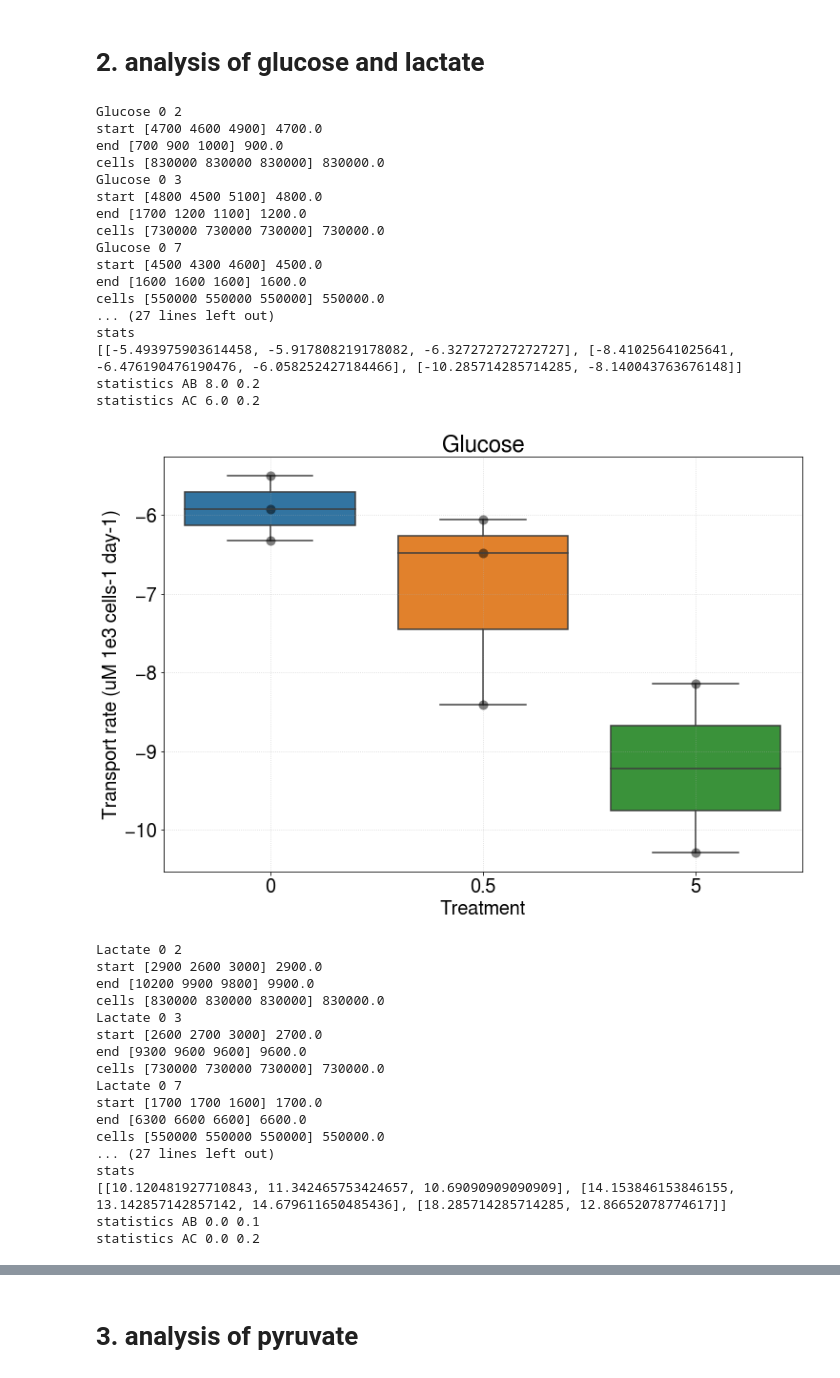
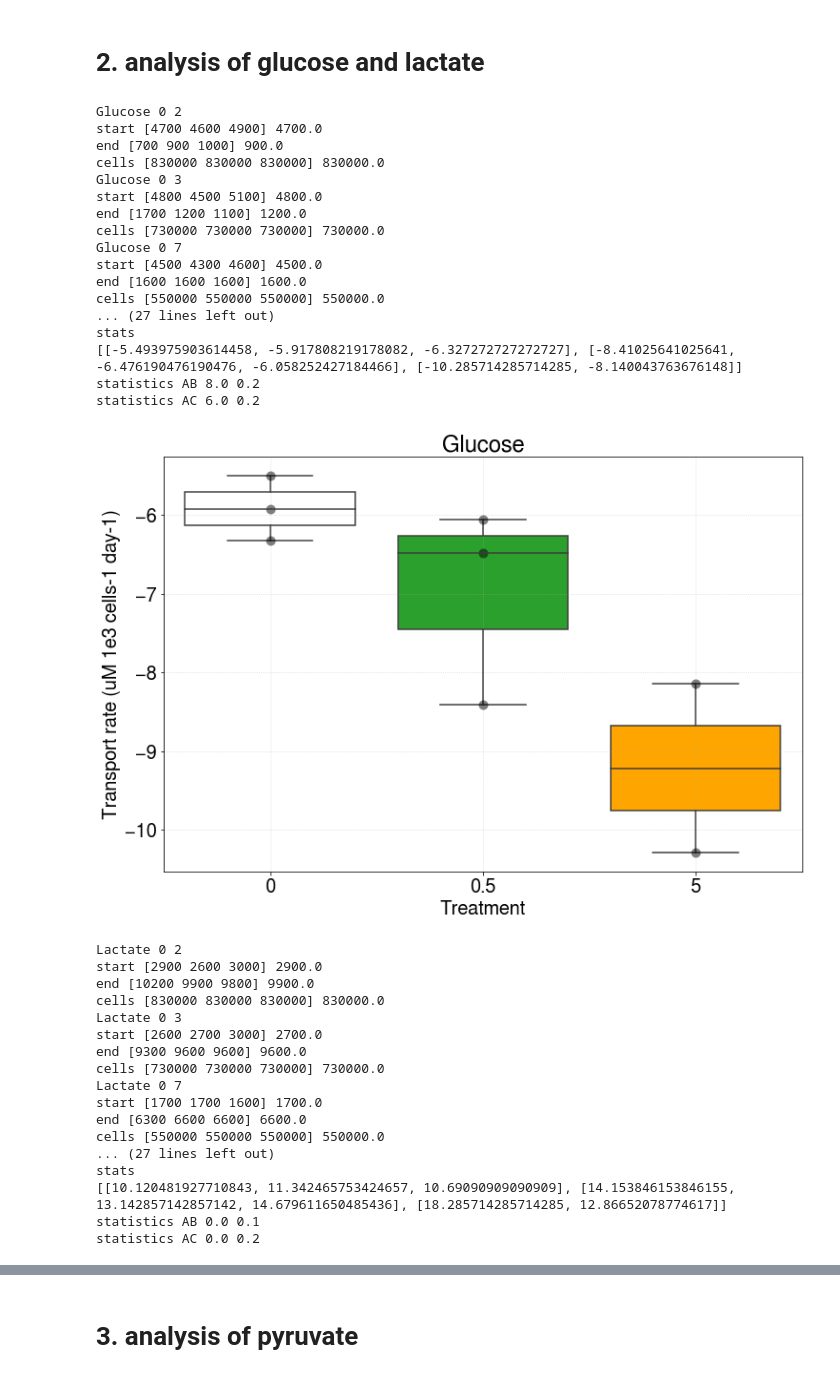
Before and after one commit to adelomana/HUVECs, a Jupyter notebook: Fig.3.transport/transport rates.ipynb, the cells around one changed output, grey strips where cells are left out. Cells and saved outputs as stored; diff of their text form; code cells hidden in the pictures.

```diff
--- a/Fig.3.transport/transport rates.ipynb
+++ b/Fig.3.transport/transport rates.ipynb
@@ -76,39 +76,42 @@ for metabolite in metabolites:
     #
     # plot figure
     #
-    seaborn.boxplot(data=boxes)
+    canvas = seaborn.boxplot(data=boxes)
+    canvas.artists[0].set_facecolor('white')
+    canvas.artists[1].set_facecolor('#2CA02C')
+    canvas.artists[2].set_facecolor('#FFA500')
 
     # scatter
     for i in range(len(boxes)):
         for element in boxes[i]:
             matplotlib.pyplot.plot(i, element, 'o', color='black', alpha=0.5, ms=10, mew=0)
 
     # close figure
     matplotlib.pyplot.title(metabolite)
     matplotlib.pyplot.xlabel('Treatment')
     matplotlib.pyplot.ylabel('Transport rate (uM 1e3 cells-1 day-1)')
     matplotlib.pyplot.xticks([0, 1, 2], ['0', '0.5', '5'])
     matplotlib.pyplot.grid(ls=':', alpha=0.5)
     matplotlib.pyplot.show()
 # %% [output]
 Glucose 0 2
 start [4700 4600 4900] 4700.0
 end [700 900 1000] 900.0
 cells [830000 830000 830000] 830000.0
 Glucose 0 3
 start [4800 4500 5100] 4800.0
 end [1700 1200 1100] 1200.0
 cells [730000 730000 730000] 730000.0
 Glucose 0 7
 start [4500 4300 4600] 4500.0
 end [1600 1600 1600] 1600.0
 cells [550000 550000 550000] 550000.0
 ... (27 lines left out)
 stats
 [[-5.493975903614458, -5.917808219178082, -6.327272727272727], [-8.41025641025641, -6.476190476190476, -6.058252427184466], [-10.285714285714285, -8.140043763676148]]
 statistics AB 8.0 0.2
 statistics AC 6.0 0.2
-[figure, old version]
+[figure, new version]
 Lactate 0 2
 start [2900 2600 3000] 2900.0
 end [10200 9900 9800] 9900.0
```
Also changed, not shown: parts of 5 cells of this notebook.
